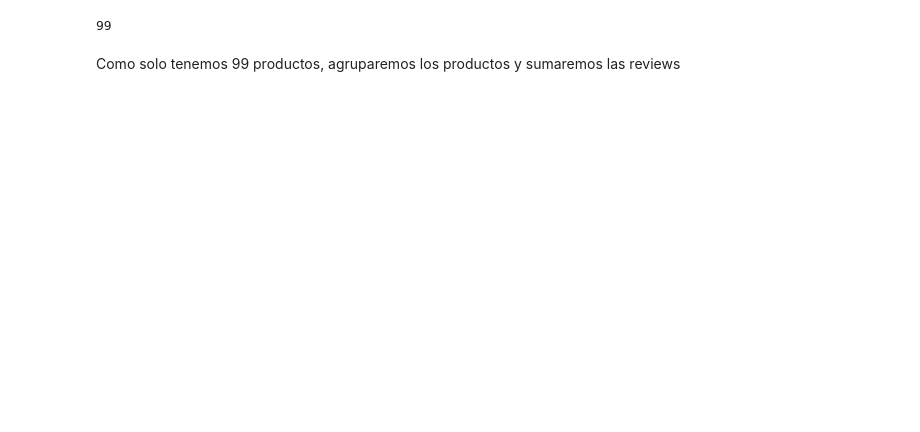
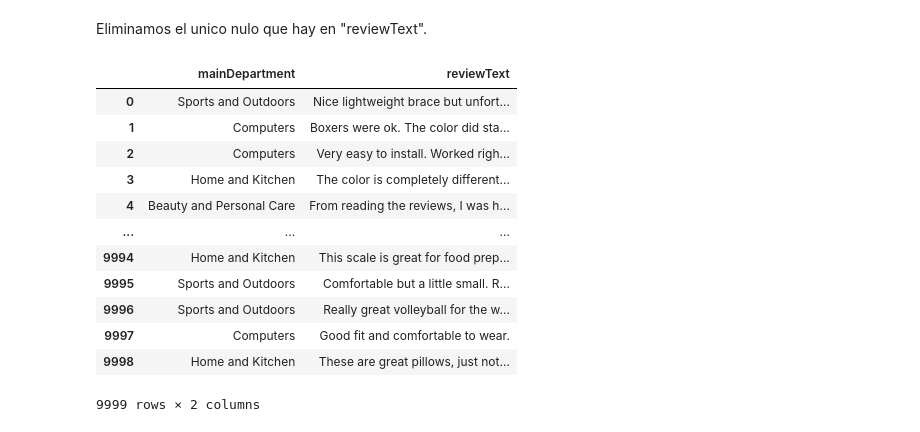
Before and after one commit to Rcm89/laboratorio-modulo09-leccion06-nlp-LAB, a Jupyter notebook: laboratorio-modulo09-leccion06-nlp-LAB.ipynb, the cells around one changed output. Cells and saved outputs as stored; diff of their text form; code cells hidden in the pictures; blank space fills up the shorter version.

```diff
--- a/laboratorio-modulo09-leccion06-nlp-LAB.ipynb
+++ b/laboratorio-modulo09-leccion06-nlp-LAB.ipynb
@@ -96,0 +86,2 @@ df.head()
+# %%
+df = df[['mainDepartment','reviewText']]
@@ -97,6 +97,20 @@ df.head()
+# %% [markdown]
+Eliminamos el unico nulo que hay en "reviewText".
+# %%
+df = df.dropna(subset=["reviewText"]).reset_index(drop = True)
 # %%
-df["productName"].nunique()
+df
 # %% [output]
+|  | mainDepartment | reviewText |
+| 0 | Sports and Outdoors | Nice lightweight brace but unfort... |
+| 1 | Computers | Boxers were ok. The color did sta... |
+| 2 | Computers | Very easy to install. Worked righ... |
+| 3 | Home and Kitchen | The color is completely different... |
+| 4 | Beauty and Personal Care | From reading the reviews, I was h... |
+| ... | ... | ... |
+| 9994 | Home and Kitchen | This scale is great for food prep... |
+| 9995 | Sports and Outdoors | Comfortable but a little small. R... |
+| 9996 | Sports and Outdoors | Really great volleyball for the w... |
+| 9997 | Computers | Good fit and comfortable to wear. |
+| 9998 | Home and Kitchen | These are great pillows, just not... |
-99
+9999 rows × 2 columns
-# %% [markdown]
-Como solo tenemos 99 productos, agruparemos los productos y sumaremos las reviews
```
Also changed, not shown: parts of 7 cells of this notebook, 1 other file.
